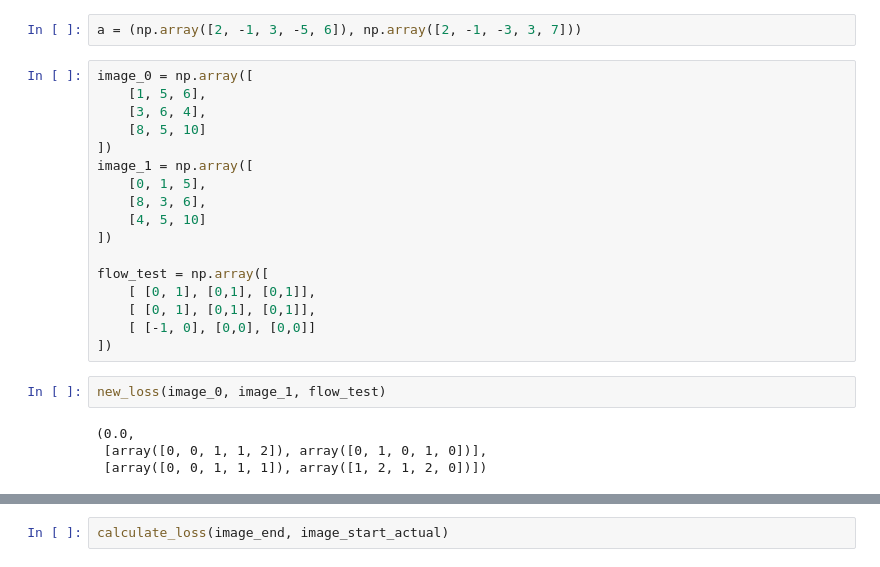
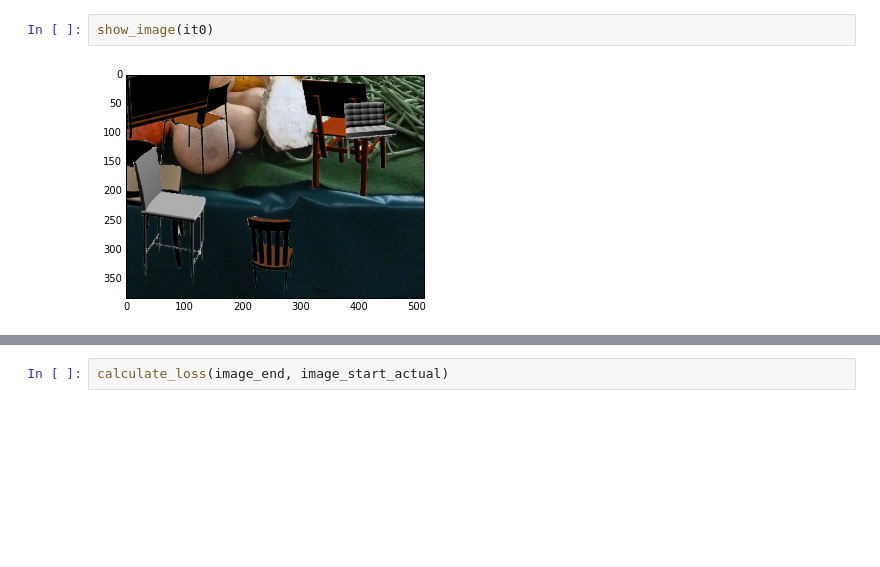
Before and after one commit to cdancette/flownet-tools, a Jupyter notebook: run_caffe.ipynb, the cells around one changed output, grey strips where cells are left out. Cells and saved outputs as stored; diff of their text form; blank space fills up the shorter version.

```diff
--- a/run_caffe.ipynb
+++ b/run_caffe.ipynb
@@ -80,31 +22,10 @@ Reading 384 x 512 flow file in .flo format
 22228.3748169
 33246.7173267
 33432.78467313185
-# %%
-a = (np.array([2, -1, 3, -5, 6]), np.array([2, -1, -3, 3, 7]))
-# %%
-image_0 = np.array([
-    [1, 5, 6],
-    [3, 6, 4],
-    [8, 5, 10]
-])
-image_1 = np.array([
-    [0, 1, 5],
-    [8, 3, 6],
-    [4, 5, 10]
-])
-
-flow_test = np.array([
-    [ [0, 1], [0,1], [0,1]],
-    [ [0, 1], [0,1], [0,1]],
-    [ [-1, 0], [0,0], [0,0]]
-])
-# %%
-new_loss(image_0, image_1, flow_test)
-# %% [output]
-(0.0,
- [array([0, 0, 1, 1, 2]), array([0, 1, 0, 1, 0])],
- [array([0, 0, 1, 1, 1]), array([1, 2, 1, 2, 0])])
+# %%
+show_image(it0)
+# %% [output]
+[figure, added]
 # %%
 show_image(it1)
 # %% [output]
```
Also changed, not shown: parts of 57 cells of this notebook, 46 other files.
